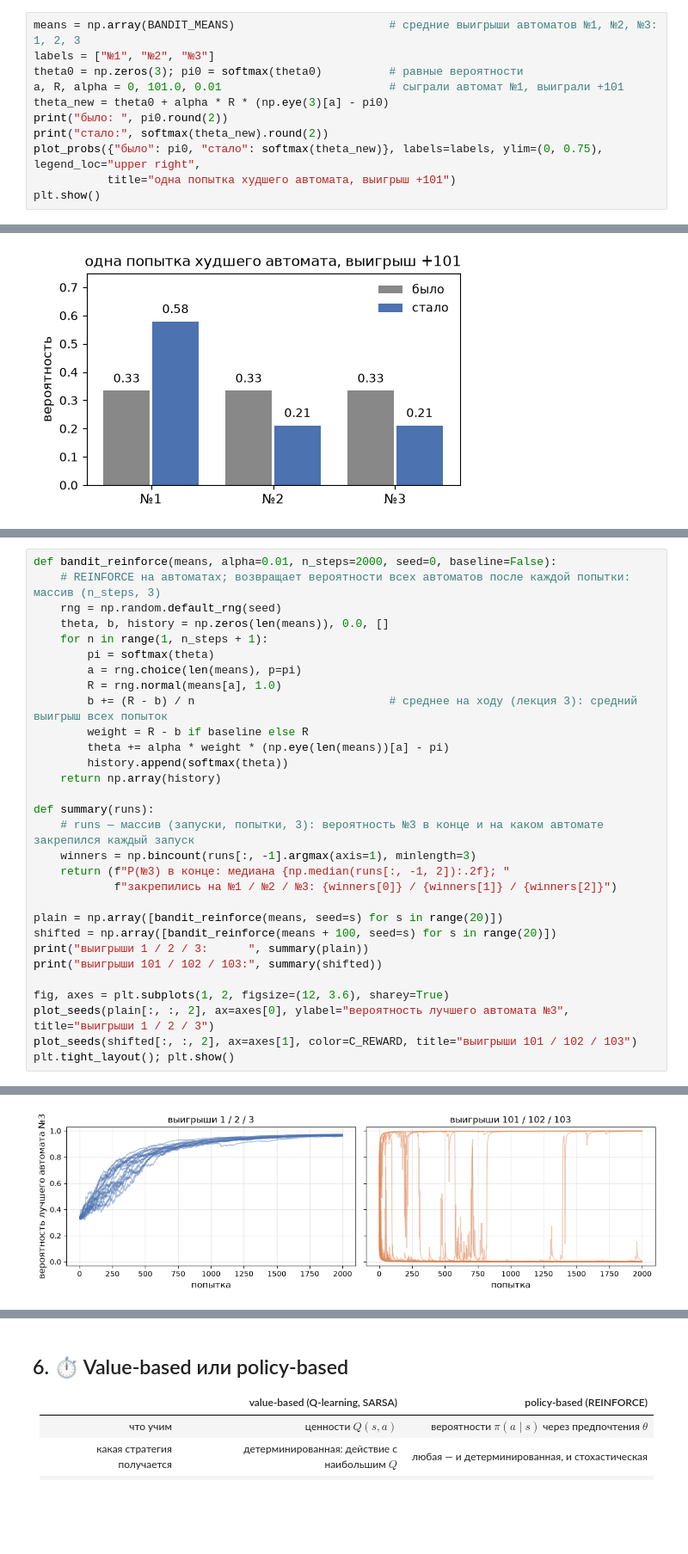
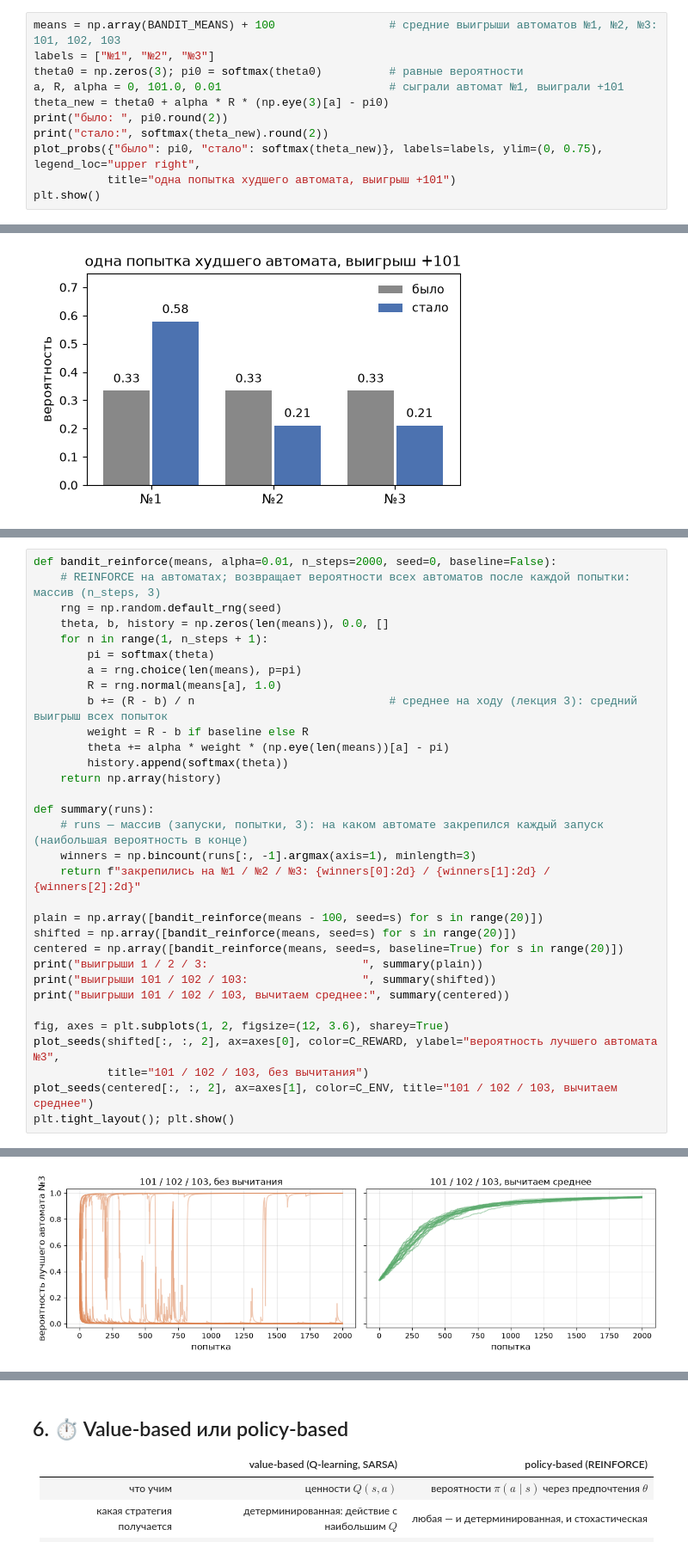
Before and after one commit to IlyaChichkanov/Reinforcement-learning, a Jupyter notebook: 05-policy-gradient/lecture/lecture.ipynb, the cells around one changed output, grey strips where cells are left out. Shown at 86% size. Saved outputs shown, nothing was run; the diff lists cells and outputs as text; blank space fills up the shorter version.

```diff
--- a/05-policy-gradient/lecture/lecture.ipynb
+++ b/05-policy-gradient/lecture/lecture.ipynb
@@ -514,7 +516,7 @@ p после 1000 эпизодов, 10 запусков: [0.5  0.52 0.53 0.55 0.
 * **C.** не изменится;
 * **D.** зависит от $\alpha$.
 # %%
-means = np.array(BANDIT_MEANS)                       # средние выигрыши автоматов №1, №2, №3: 1, 2, 3
+means = np.array(BANDIT_MEANS) + 100                 # средние выигрыши автоматов №1, №2, №3: 101, 102, 103
 labels = ["№1", "№2", "№3"]
 theta0 = np.zeros(3); pi0 = softmax(theta0)          # равные вероятности
 a, R, alpha = 0, 101.0, 0.01                         # сыграли автомат №1, выиграли +101
@@ -548,18 +559,20 @@ def bandit_reinforce(means, alpha=0.01, n_steps=2000, seed=0, baseline=False):
     return np.array(history)
 
 def summary(runs):
-    # runs — массив (запуски, попытки, 3): вероятность №3 в конце и на каком автомате закрепился каждый запуск
+    # runs — массив (запуски, попытки, 3): на каком автомате закрепился каждый запуск (наибольшая вероятность в конце)
     winners = np.bincount(runs[:, -1].argmax(axis=1), minlength=3)
-    return (f"P(№3) в конце: медиана {np.median(runs[:, -1, 2]):.2f}; "
-            f"закрепились на №1 / №2 / №3: {winners[0]} / {winners[1]} / {winners[2]}")
+    return f"закрепились на №1 / №2 / №3: {winners[0]:2d} / {winners[1]:2d} / {winners[2]:2d}"
 
-plain = np.array([bandit_reinforce(means, seed=s) for s in range(20)])
-shifted = np.array([bandit_reinforce(means + 100, seed=s) for s in range(20)])
-print("выигрыши 1 / 2 / 3:      ", summary(plain))
-print("выигрыши 101 / 102 / 103:", summary(shifted))
+plain = np.array([bandit_reinforce(means - 100, seed=s) for s in range(20)])
+shifted = np.array([bandit_reinforce(means, seed=s) for s in range(20)])
+centered = np.array([bandit_reinforce(means, seed=s, baseline=True) for s in range(20)])
+print("выигрыши 1 / 2 / 3:                       ", summary(plain))
+print("выигрыши 101 / 102 / 103:                 ", summary(shifted))
+print("выигрыши 101 / 102 / 103, вычитаем среднее:", summary(centered))
 
 fig, axes = plt.subplots(1, 2, figsize=(12, 3.6), sharey=True)
-plot_seeds(plain[:, :, 2], ax=axes[0], ylabel="вероятность лучшего автомата №3", title="выигрыши 1 / 2 / 3")
-plot_seeds(shifted[:, :, 2], ax=axes[1], color=C_REWARD, title="выигрыши 101 / 102 / 103")
+plot_seeds(shifted[:, :, 2], ax=axes[0], color=C_REWARD, ylabel="вероятность лучшего автомата №3",
+           title="101 / 102 / 103, без вычитания")
+plot_seeds(centered[:, :, 2], ax=axes[1], color=C_ENV, title="101 / 102 / 103, вычитаем среднее")
 plt.tight_layout(); plt.show()
 # %% [output]
@@ -568 +582 @@ plt.tight_layout(); plt.show()
-[figure, old version]
+[figure, new version]
```
Also changed, not shown: parts of 10 cells of this notebook, 2 other files.
